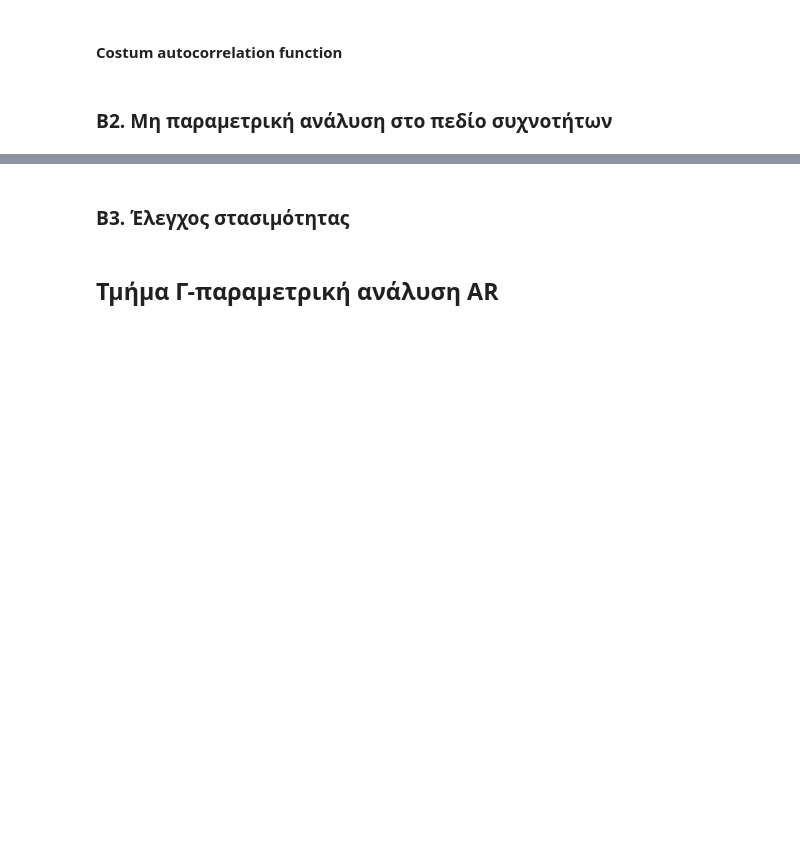
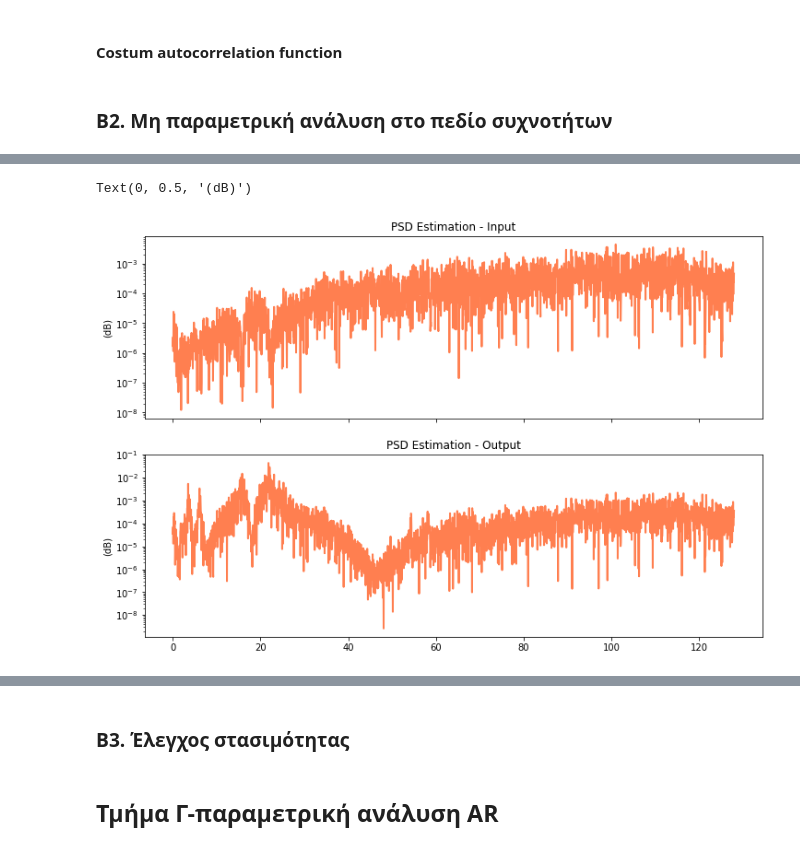
Before and after one commit to alexandrosdms/stoch_analysis_aircraft, a Jupyter notebook: main_greek.ipynb, the cells around one changed output, grey strips where cells are left out. Drawn from its saved outputs; the diff is of its cells as text; code cells hidden in the pictures; blank space fills up the shorter version.

```diff
--- a/main_greek.ipynb
+++ b/main_greek.ipynb
@@ -295,0 +295,26 @@ Sample frequency Is: 0.0512Hz
+# %%
+#Periogram
+fig,(ax1, ax2) = plt.subplots(nrows = 2, ncols = 1, sharex = True, figsize = (12,8))
+
+f, PSD1 = signal.periodogram(inp, fs = samp_freq, detrend=False)
+f, PSD2 = signal.periodogram(out, fs = samp_freq, detrend=False)
+
+PSD1[0] = (PSD1[0]+PSD1[1])/2
+PSD2[0] = (PSD2[0]+PSD2[1])/2
+
+#PSD1 = fft1_m**2/n
+#PSD2 = fft2_m**2/n
+
+ax1.plot(f,PSD1, LineWidth = 2, color = 'coral')
+#ax1.set_xlim(freq[L[0]], freq[L[-1]])
+ax1.set_yscale('log')
+ax1.set_title('PSD Estimation - Input')
+ax1.set_ylabel("(dB)")
+ax2.plot(f,PSD2, LineWidth = 2, color = 'coral')
+#ax2.set_xlim(freq[L[0]], freq[L[-1]])
+ax2.set_yscale('log')
+ax2.set_title('PSD Estimation - Output')
+ax2.set_ylabel("(dB)")
+# %% [output]
+Text(0, 0.5, '(dB)')
+[figure, added]
```
Also changed, not shown: parts of 6 cells of this notebook, 1 other file.
